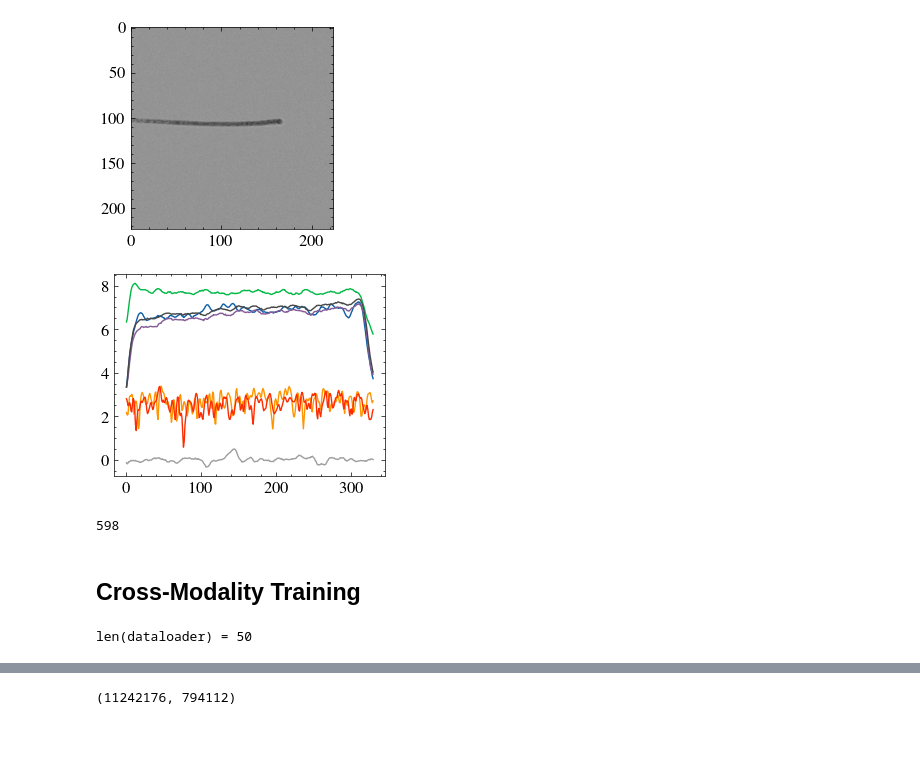
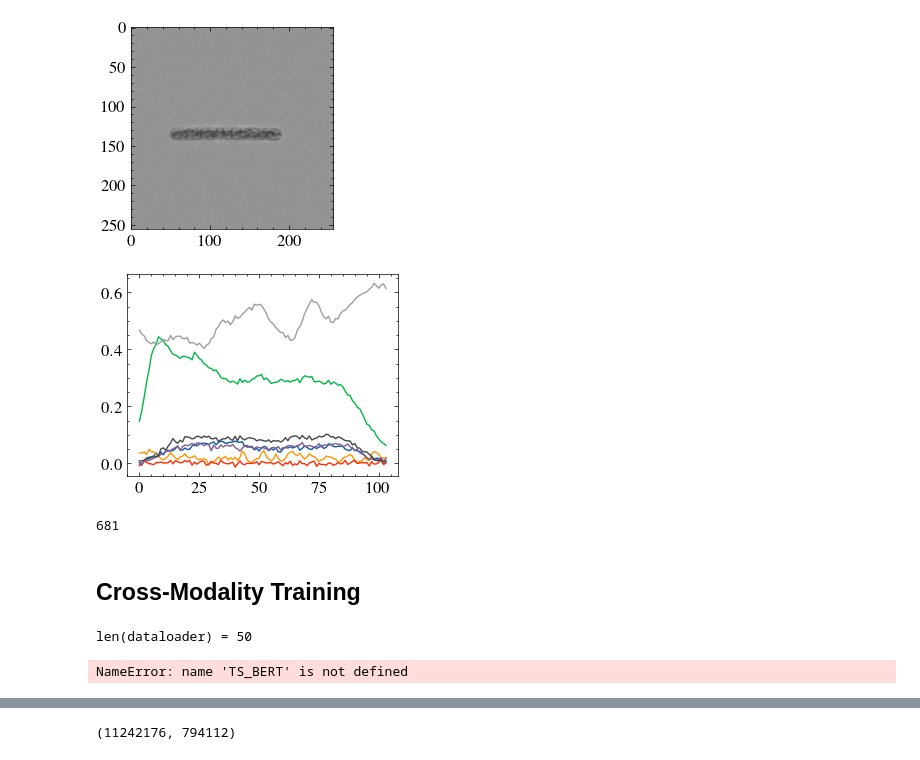
Before and after one commit to imveikka/multimodal_plankton_recognition, a Jupyter notebook: sandbox.ipynb, the cells around one changed output, grey strips where cells are left out. Saved outputs shown, nothing was run; the diff lists cells and outputs as text; code cells hidden in the pictures.

Commit message:
wrapper for image encoder + updated augmentation pipeline

```diff
--- a/sandbox.ipynb
+++ b/sandbox.ipynb
@@ -38,23 +38,28 @@ plt.rcParams.update({
 })
 # %%
 data_path = Path('./data/CytoSense')
-annotation = 'train_10'
+annotation_file = 'train_10.csv'
 
-dataset = MultiSet(data_path=data_path, annotation=annotation)
+image_transforms = ImageTransforms()
+signal_transforms = SignalTransforms(max_len=512)
+
+dataset = MultiSet(data_path=data_path, annotation_file=annotation_file,
+                   image_transforms=image_transforms, image_size=(256, 256),
+                   signal_transforms=signal_transforms)
 # %%
-ix = 53
+ix = 0
 
 image, signal, y = dataset[ix]
 
 plt.imshow(image.permute(1, 2, 0))
 plt.show()
 plt.plot(signal)
 plt.show()
 dataset.X[ix]
 # %% [output]
-[figure, old version]
+[figure, new version]
-[figure, old version]
+[figure, new version]
-598
+681
 # %% [markdown]
 ## Cross-Modality Training
 # %%
@@ -80,3 +85,4 @@ clip, optimizer, dataloader = accelerator.prepare(clip, optimizer, dataloader)
 losses = []
 # %% [output]
 len(dataloader) = 50
+NameError: name 'TS_BERT' is not defined
```
Also changed, not shown: parts of 3 cells of this notebook, 3 other files.
